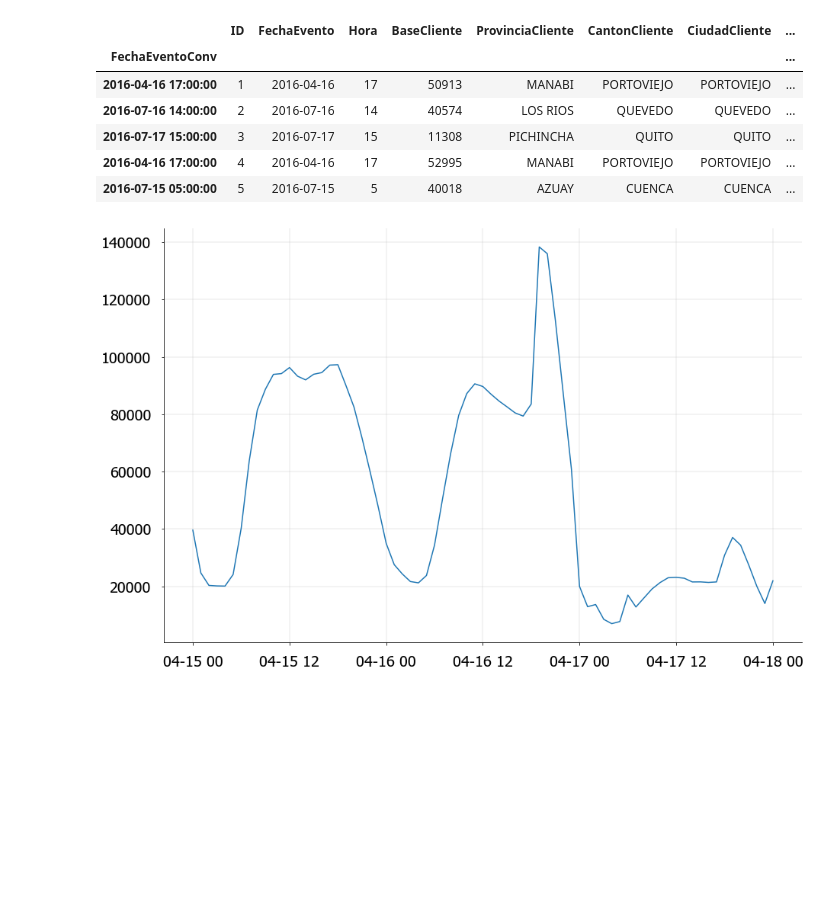
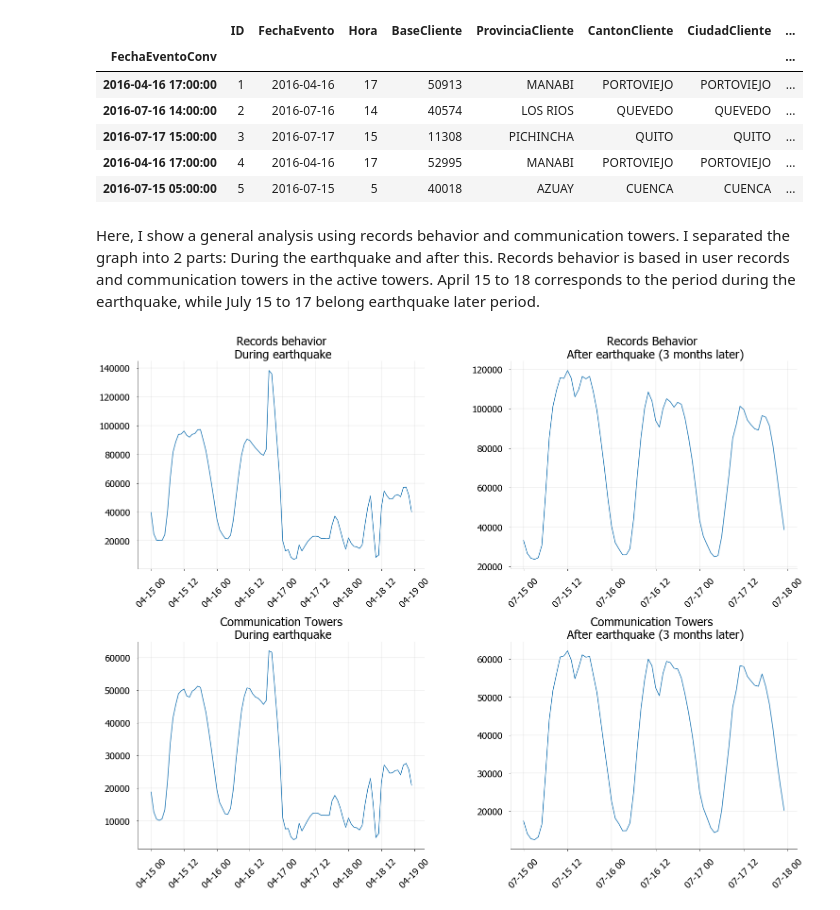
Before and after one commit to aamaguay/Preparing-Eathquake-Ec, a Jupyter notebook: Processing and Metrics.ipynb, the cells around one changed output. Saved outputs shown, nothing was run; the diff lists cells and outputs as text; code cells hidden in the pictures; blank space fills up the shorter version.

```diff
--- a/Processing and Metrics.ipynb
+++ b/Processing and Metrics.ipynb
@@ -33,14 +30,44 @@ df_clientes= pd.DataFrame(eventos['CantidadClientes'].resample('H').sum())
-# %%
-plt.rcParams ['font.family'] = 'Tahoma'
-
-fig, ax1 = plt.subplots(figsize=(15,10))
-for spine in [ "top", "right"]:
-    ax1.spines[spine].set_visible(False)
-
-
-ax1.plot(df_clientes.reset_index()[df_clientes.reset_index().FechaEventoConv <= '2016-04-18'].set_index('FechaEventoConv'))
-ax1.tick_params(axis='both', which='major', pad=13,labelsize=20)
-plt.grid(linewidth=0.3)
-plt.show()
-# %% [output]
-[figure, removed]
+# %%
+# Number of Active Users
+df_clientes= pd.DataFrame(eventos['CantidadClientes'].resample('H').sum())
+
+# Number of number of active communication towers
+df_torres= pd.DataFrame(eventos['CantidadClientes'].resample('H').count())
+# %% [markdown]
+Here, I show a general analysis using records behavior and communication towers. I separated the graph into 2 parts: During the earthquake and after this. Records behavior is based in user records and communication towers in the active towers.
+April 15 to 18 corresponds to the period during the earthquake, while July 15 to 17 belong earthquake later period.
+# %%
+plt.rcParams ['font.family'] = 'Tahoma'
+fig, ((ax1, ax2), (ax3, ax4))=  plt.subplots(2, 2, sharex=False, sharey= False, figsize=(25,19),gridspec_kw=dict( wspace=0.3,hspace=0.35))
+
+spine= [ax1, ax2, ax3, ax4]
+for spi in spine:
+    spi.spines["top"].set_visible(False)
+    spi.spines["right"].set_visible(False)
+
+ax1.plot(df_clientes.reset_index()[df_clientes.reset_index().FechaEventoConv < '2016-04-19'].set_index('FechaEventoConv'))
+ax1.tick_params(axis='both', which='major', pad=13,labelsize=20)
+ax1.tick_params(axis= 'x', rotation=45)
+ax1.grid(linewidth=0.3)
+ax1.set_title("Records behavior\n During earthquake",size=25)
+
+ax2.plot(df_clientes.reset_index()[df_clientes.reset_index().FechaEventoConv >= '2016-07-15'].set_index('FechaEventoConv'))
+ax2.tick_params(axis='both', which='major', pad=13,labelsize=20)
+ax2.tick_params(axis= 'x', rotation=45)
+ax2.grid(linewidth=0.3)
+ax2.set_title("Records Behavior \n After earthquake (3 months later)",size=25)
+
+ax3.plot(df_torres.reset_index()[df_torres.reset_index().FechaEventoConv < '2016-04-19'].set_index('FechaEventoConv'))
+ax3.tick_params(axis='both', which='major', pad=13,labelsize=20)
+ax3.tick_params(axis= 'x', rotation=45)
+ax3.grid(linewidth=0.3)
+ax3.set_title(" Communication Towers \n During earthquake",size=25)
+
+ax4.plot(df_torres.reset_index()[df_torres.reset_index().FechaEventoConv >= '2016-07-15'].set_index('FechaEventoConv'))
+ax4.tick_params(axis='both', which='major', pad=13,labelsize=20)
+ax4.tick_params(axis= 'x', rotation=45)
+ax4.grid(linewidth=0.3)
+ax4.set_title("Communication Towers \n After earthquake (3 months later)",size=25)
+plt.show()
+# %% [output]
+[figure, added]
```
Also changed, not shown: parts of 5 cells of this notebook.
